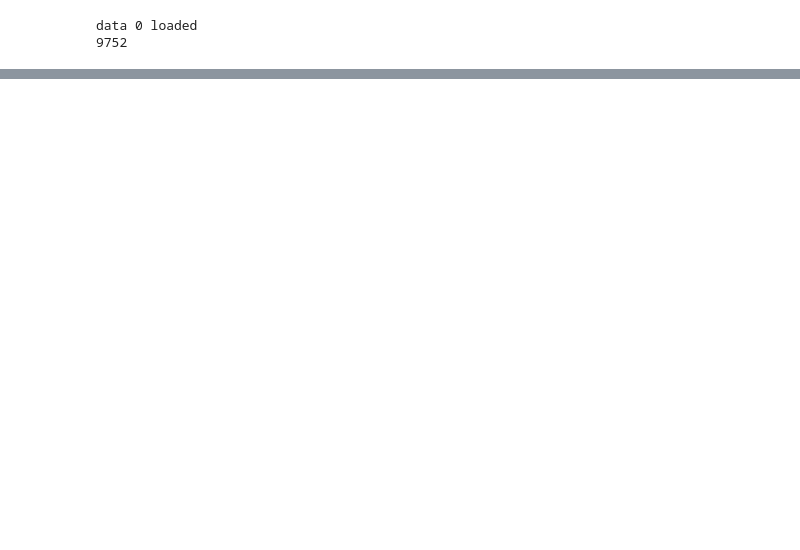
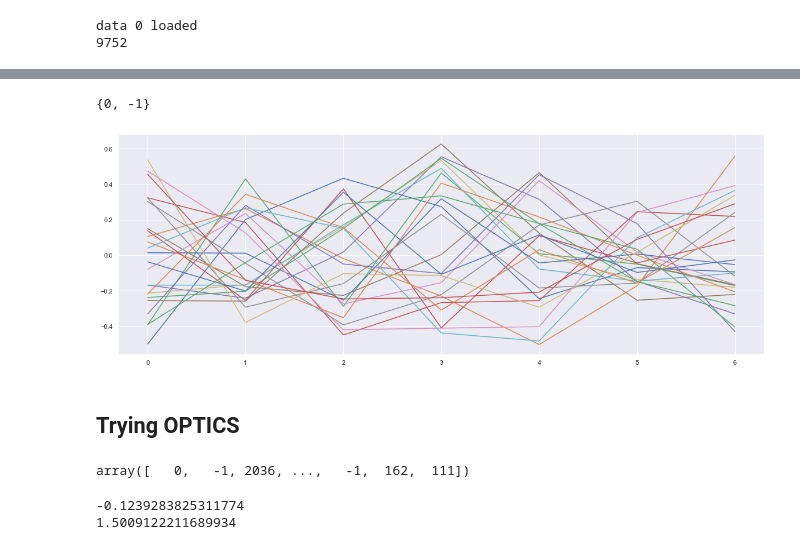
Before and after one commit to BorovTech/Timeseries_project, a Jupyter notebook: Untitled1.ipynb, the cells around one changed output, grey strips where cells are left out. Saved outputs shown, nothing was run; the diff lists cells and outputs as text; code cells hidden in the pictures; blank space fills up the shorter version.

```diff
--- a/Untitled1.ipynb
+++ b/Untitled1.ipynb
@@ -298,0 +299,2 @@ data 0 loaded
+# %%
+DB_cluster = DBSCAN(eps=0.2, min_samples=100, leaf_size=20).fit(cdzo)
@@ -298,0 +317,17 @@ data 0 loaded
+# %%
+visual_data = []
+print(set(clustering_result))
+# largest_cluster = max(set(clustering_result), key=list(clustering_result).count)
+largest_cluster = -1
+for i in range(100):
+    if clustering_result[i] == largest_cluster:
+        visual_data.append(clustering_data[i])
+
+visual_index = list(range(len(clustering_data[0])))
+for temp in visual_data:
+    sns.lineplot(y=temp, x=visual_index)
+# %% [output]
+{0, -1}
+[figure, added]
+# %% [markdown]
+## Trying OPTICS
@@ -298,0 +336,16 @@ data 0 loaded
+# %%
+OPT_cluster.labels_
+# %% [output]
+array([   0,   -1, 2036, ...,   -1,  162,  111])
+# %%
+clustering_result = OPT_cluster.labels_
+
+sil_score = metrics.silhouette_score(clustering_data, clustering_result, metric='euclidean')
+DB_score = metrics.davies_bouldin_score(clustering_data, clustering_result)
+
+
+print(sil_score)
+print(DB_score)
+# %% [output]
+-0.1239283825311774
+1.5009122211689934
```
Also changed, not shown: parts of 13 cells of this notebook.
